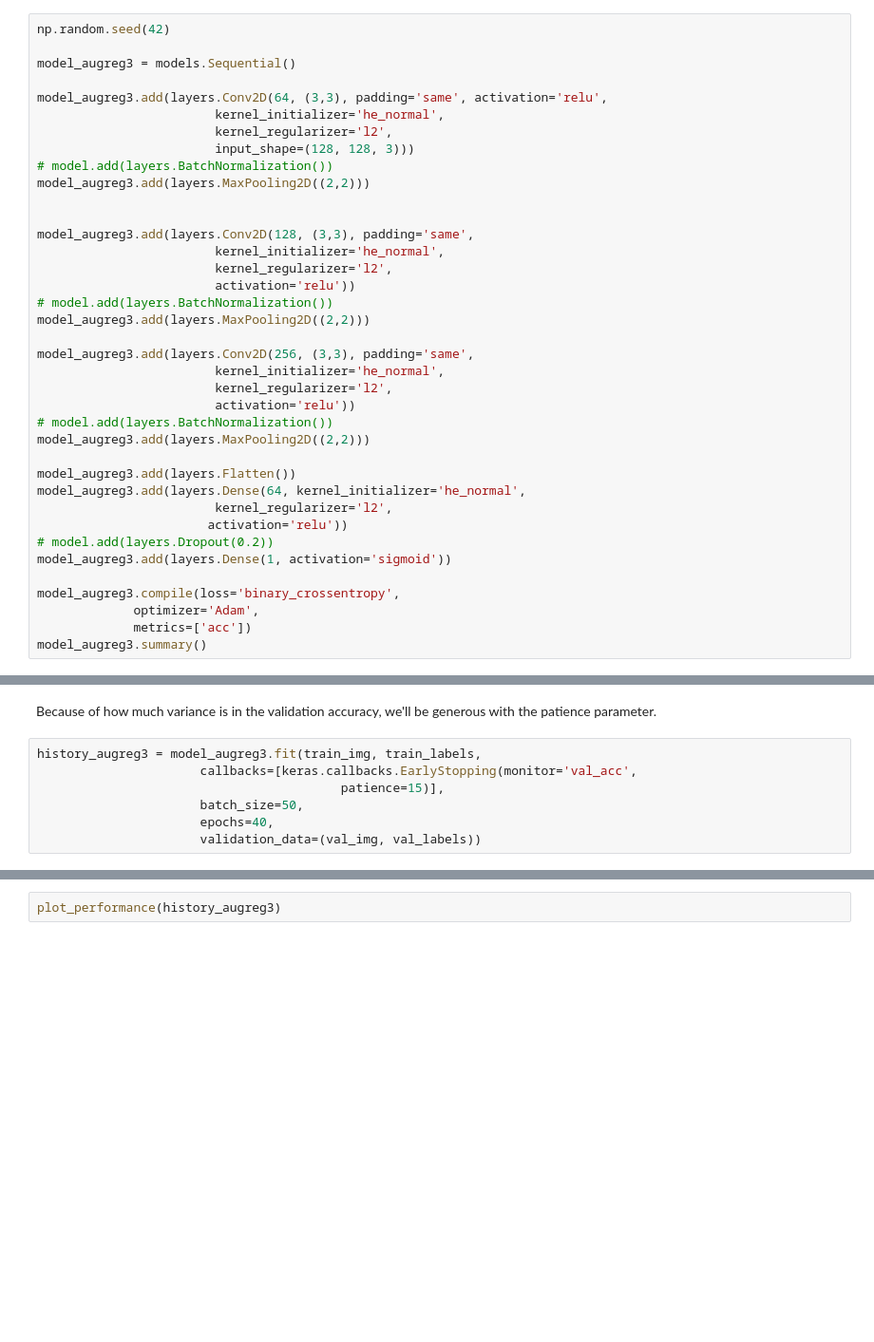
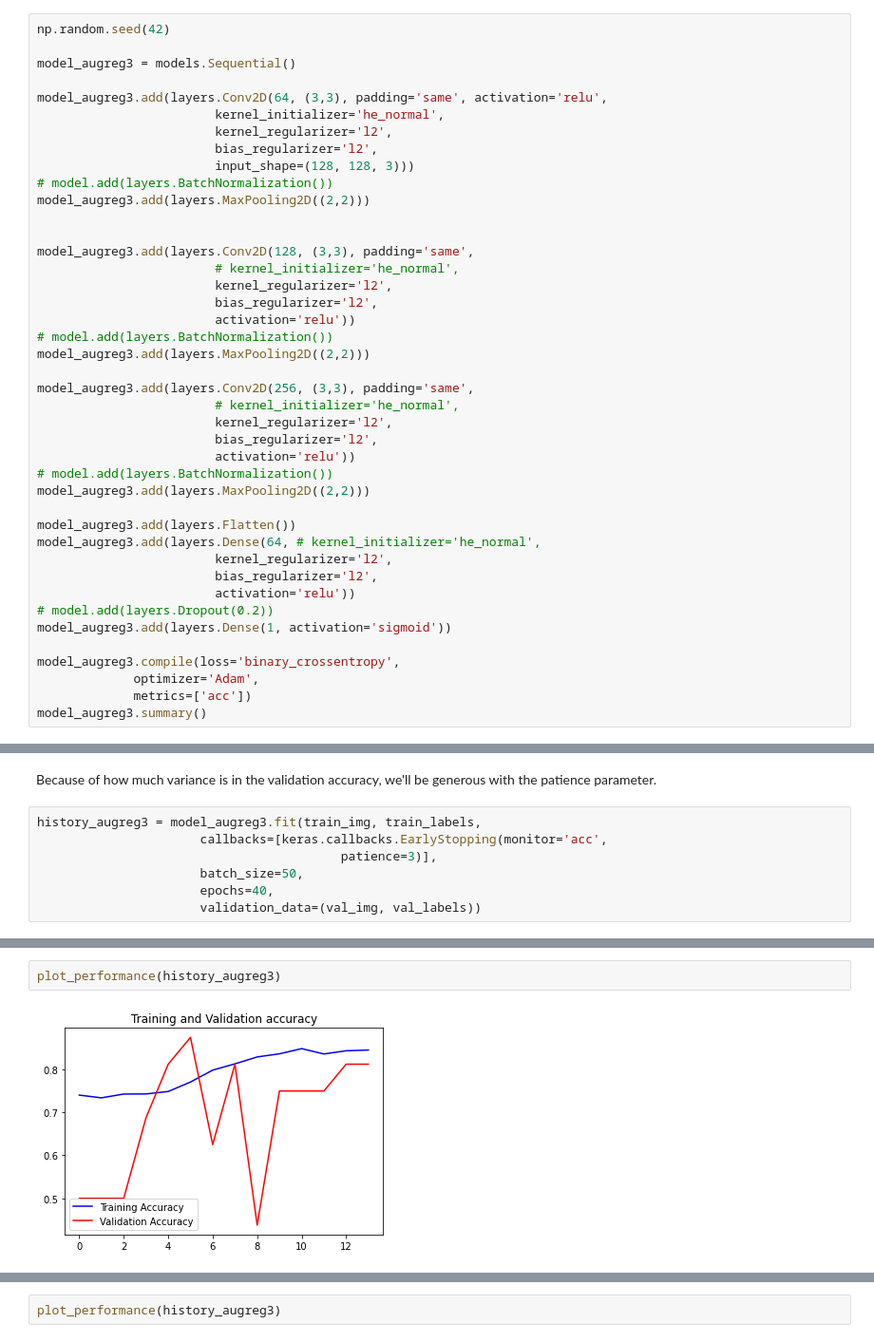
Before and after one commit to bmauss/Diagnosing-Pneumonia, a Jupyter notebook: Models and Data Analysis/Book 2 Tuning the Model.ipynb, the cells around one changed output, grey strips where cells are left out. Shown: that part at 95% size. Saved outputs shown, nothing was run; the diff lists cells and outputs as text; blank space fills up the shorter version.

Commit message:
added layers

```diff
--- a/Models and Data Analysis/Book 2 Tuning the Model.ipynb
+++ b/Models and Data Analysis/Book 2 Tuning the Model.ipynb
@@ -621,29 +626,33 @@ model_augreg3 = models.Sequential()
 model_augreg3.add(layers.Conv2D(64, (3,3), padding='same', activation='relu',
                         kernel_initializer='he_normal',
                         kernel_regularizer='l2',
+                        bias_regularizer='l2',
                         input_shape=(128, 128, 3)))
 # model.add(layers.BatchNormalization())
 model_augreg3.add(layers.MaxPooling2D((2,2)))
 
 
 model_augreg3.add(layers.Conv2D(128, (3,3), padding='same',
-                        kernel_initializer='he_normal',
+                        # kernel_initializer='he_normal',
                         kernel_regularizer='l2',
+                        bias_regularizer='l2',
                         activation='relu'))
 # model.add(layers.BatchNormalization())
 model_augreg3.add(layers.MaxPooling2D((2,2)))
 
 model_augreg3.add(layers.Conv2D(256, (3,3), padding='same',
-                        kernel_initializer='he_normal',
+                        # kernel_initializer='he_normal',
                         kernel_regularizer='l2',
+                        bias_regularizer='l2',
                         activation='relu'))
 # model.add(layers.BatchNormalization())
 model_augreg3.add(layers.MaxPooling2D((2,2)))
 
 model_augreg3.add(layers.Flatten())
-model_augreg3.add(layers.Dense(64, kernel_initializer='he_normal',
+model_augreg3.add(layers.Dense(64, # kernel_initializer='he_normal',
                         kernel_regularizer='l2',
-                       activation='relu'))
+                        bias_regularizer='l2',
+                        activation='relu'))
 # model.add(layers.Dropout(0.2))
 model_augreg3.add(layers.Dense(1, activation='sigmoid'))
 
@@ -673,8 +682,8 @@ _________________________________________________________________
 Because of how much variance is in the validation accuracy, we'll be generous with the patience parameter.
 # %%
 history_augreg3 = model_augreg3.fit(train_img, train_labels,
-                      callbacks=[keras.callbacks.EarlyStopping(monitor='val_acc',
-                                         patience=15)],
+                      callbacks=[keras.callbacks.EarlyStopping(monitor='acc',
+                                         patience=3)],
                       batch_size=50,
                       epochs=40,
                       validation_data=(val_img, val_labels))
@@ -698,0 +708,4 @@ Epoch 28/40
+# %%
+plot_performance(history_augreg3)
+# %% [output]
+[figure, added]
```
Also changed, not shown: parts of 20 cells of this notebook, 1 other file.
